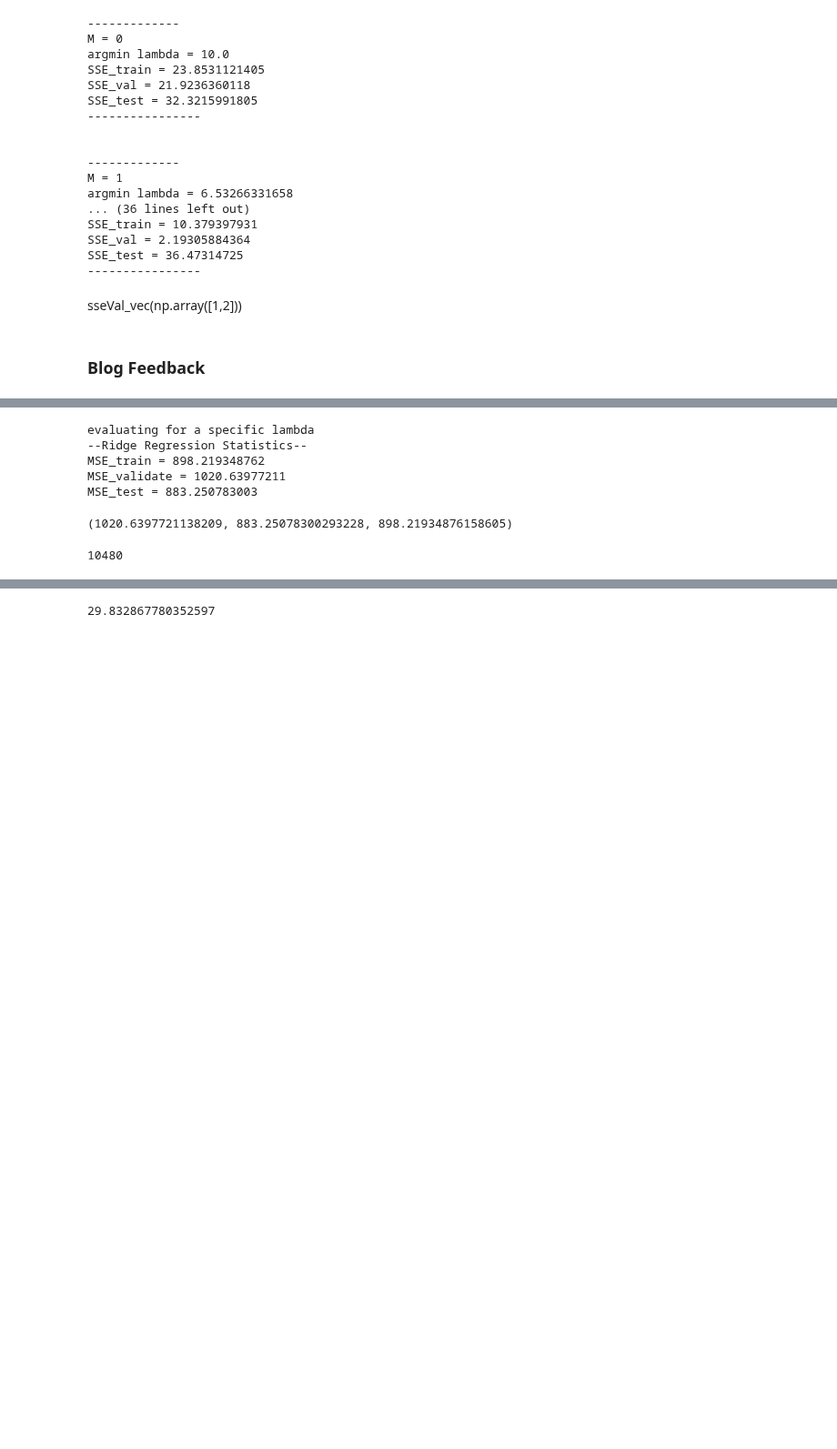
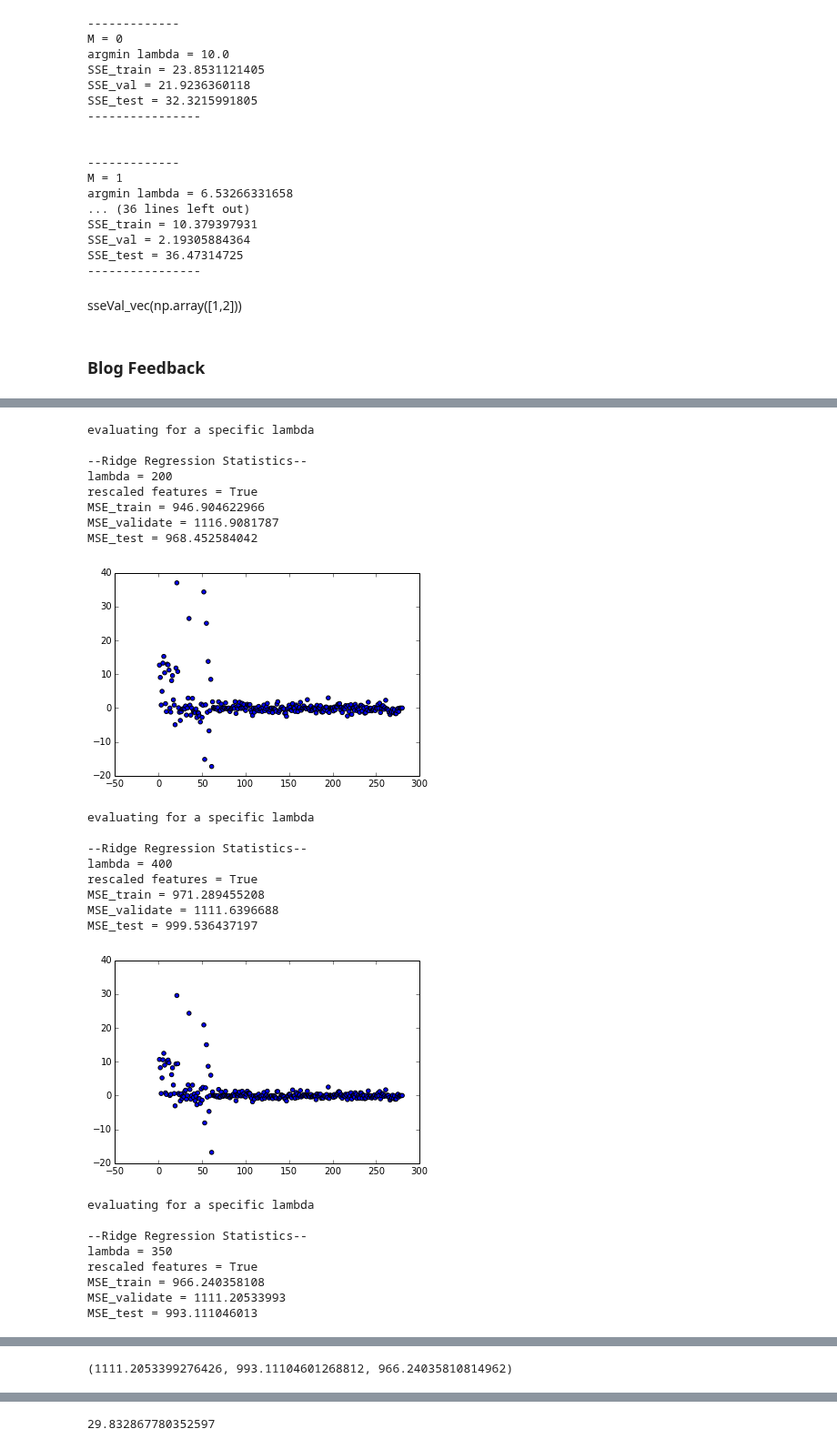
Before and after one commit to peteflorence/Machine-Learning-6.867-homework, a Jupyter notebook: hw1/problem_3.ipynb, the cells around one changed output, grey strips where cells are left out. Shown at 91% size. Drawn from its saved outputs; the diff is of its cells as text; code cells hidden in the pictures; blank space fills up the shorter version.

```diff
--- a/hw1/problem_3.ipynb
+++ b/hw1/problem_3.ipynb
@@ -170,4 +170,8 @@ sseVal_vec(np.array([1,2]))
 lr_train = LinearRegression.fromBlog(type='train')
 lr_validate = LinearRegression.fromBlog(type='val')
 lr_test = LinearRegression.fromBlog(type='test')
+
+lr_train_norm = LinearRegression.fromBlog(type='train', rescaleFeatures=True)
+lr_validate_norm = LinearRegression.fromBlog(type='val', rescaleFeatures=True)
+lr_test_norm = LinearRegression.fromBlog(type='test', rescaleFeatures=True)
 # %%
@@ -258,14 +283,37 @@ MSE_test = 898.291679905
-# %%
-num_obs = 31437
-computeBlogRidge(num_obs*30)
-# %% [output]
-evaluating for a specific lambda
---Ridge Regression Statistics--
-MSE_train = 898.219348762
-MSE_validate = 1020.63977211
-MSE_test = 883.250783003
-(1020.6397721138209, 883.25078300293228, 898.21934876158605)
-# %%
-np.shape(lr_validate.phi)[0]
-# %% [output]
-10480
+# %%
+lam = 200
+rescale = True
+
+computeBlogRidge(200, verbose=True, rescaleFeatures=rescale)
+computeBlogRidge(400, verbose=True, rescaleFeatures=rescale)
+computeBlogRidge(350, verbose=True, rescaleFeatures=rescale)
+
+
+# computeBlogRidge(3000, verbose=True, rescaleFeatures=False)
+# %% [output]
+evaluating for a specific lambda
+
+--Ridge Regression Statistics--
+lambda = 200
+rescaled features = True
+MSE_train = 946.904622966
+MSE_validate = 1116.9081787
+MSE_test = 968.452584042
+[figure, added]
+evaluating for a specific lambda
+
+--Ridge Regression Statistics--
+lambda = 400
+rescaled features = True
+MSE_train = 971.289455208
+MSE_validate = 1111.6396688
+MSE_test = 999.536437197
+[figure, added]
+evaluating for a specific lambda
+
+--Ridge Regression Statistics--
+lambda = 350
+rescaled features = True
+MSE_train = 966.240358108
+MSE_validate = 1111.20533993
+MSE_test = 993.111046013
@@ -271,0 +321 @@ np.shape(lr_validate.phi)[0]
+(1111.2053399276426, 993.11104601268812, 966.24035810814962)
```
Also changed, not shown: parts of 7 cells of this notebook, 6 other files.
